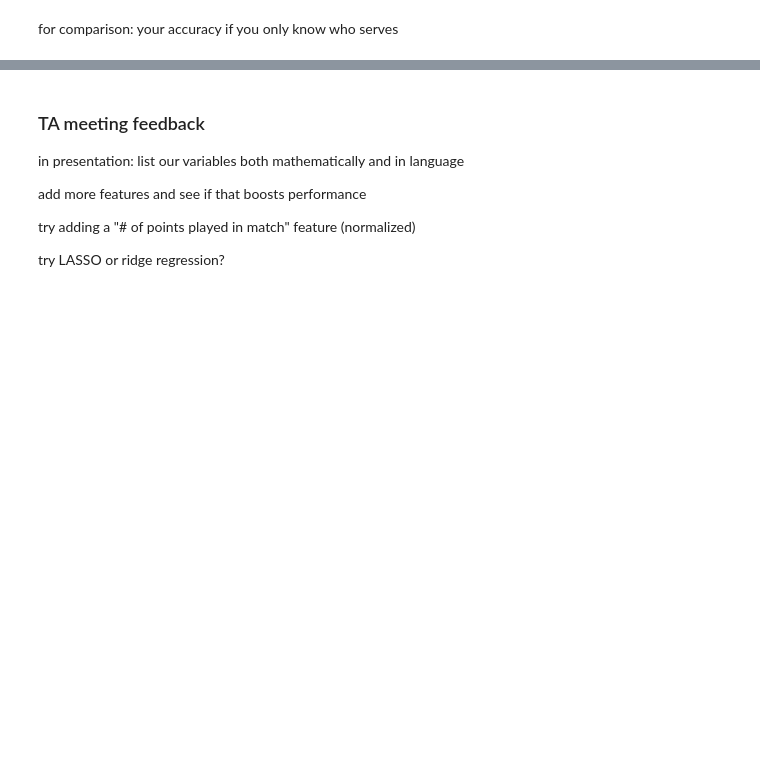
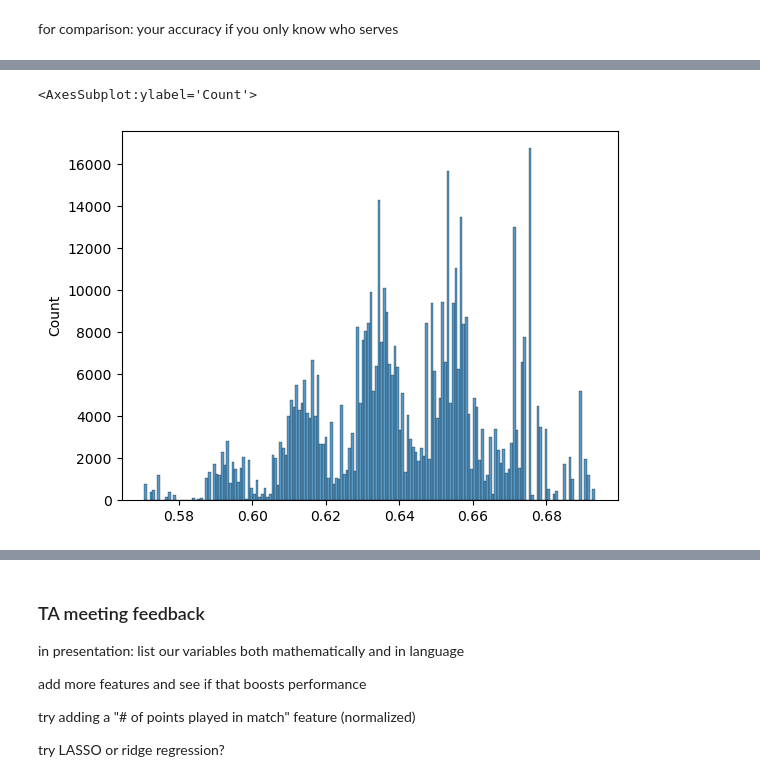
Before and after one commit to hoanganhminh01/CSE-481DS-Tennis-Analysis, a Jupyter notebook: src/streakiness.ipynb, the cells around one changed output, grey strips where cells are left out. Cells and saved outputs as stored; diff of their text form; code cells hidden in the pictures; blank space fills up the shorter version.

```diff
--- a/src/streakiness.ipynb
+++ b/src/streakiness.ipynb
@@ -207,0 +219,5 @@ plt.savefig("../plots/logseq.png")
+# %%
+sns.histplot(linear_only_last5.predict(X[:, 0:10]))
+# %% [output]
+<AxesSubplot:ylabel='Count'>
+[figure, added]
```
Also changed, not shown: parts of 9 cells of this notebook, 1 other file.
